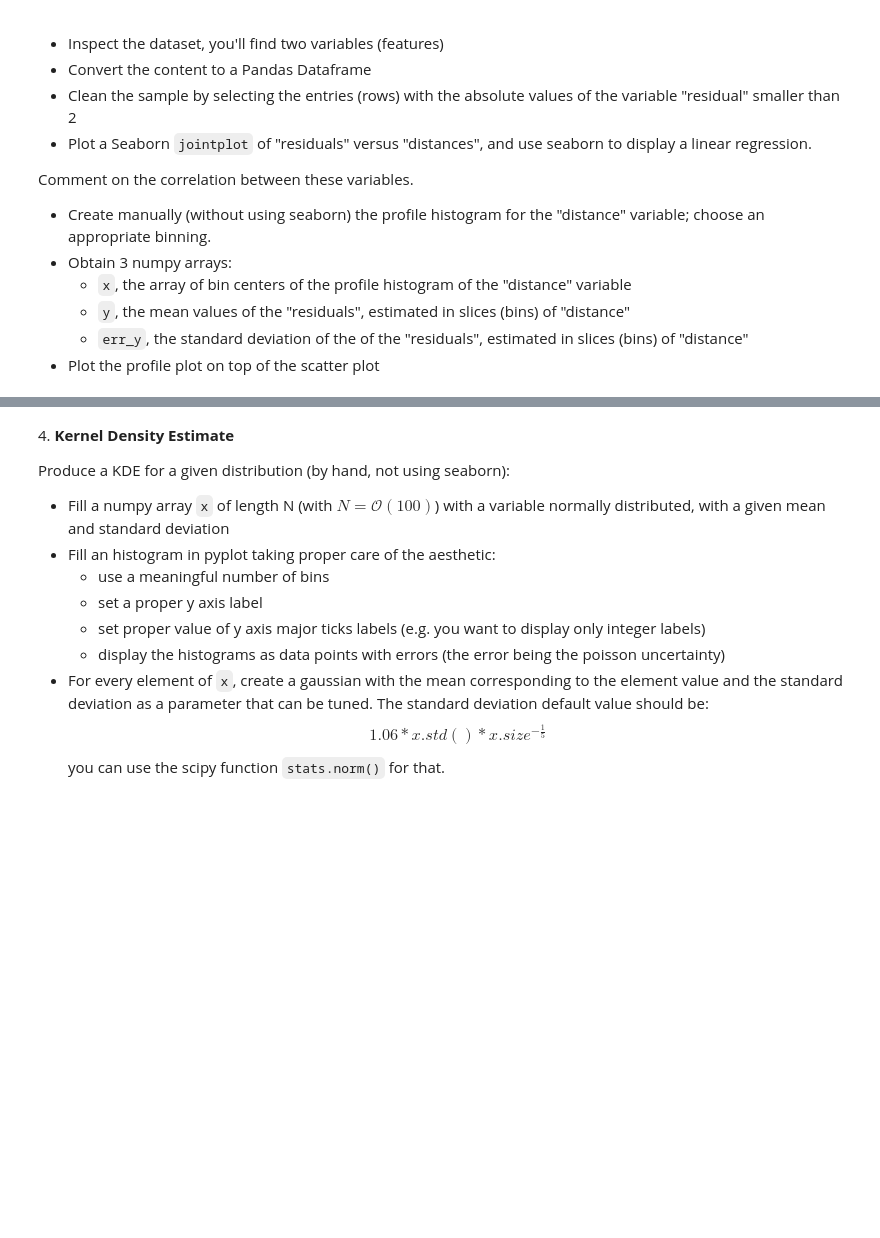
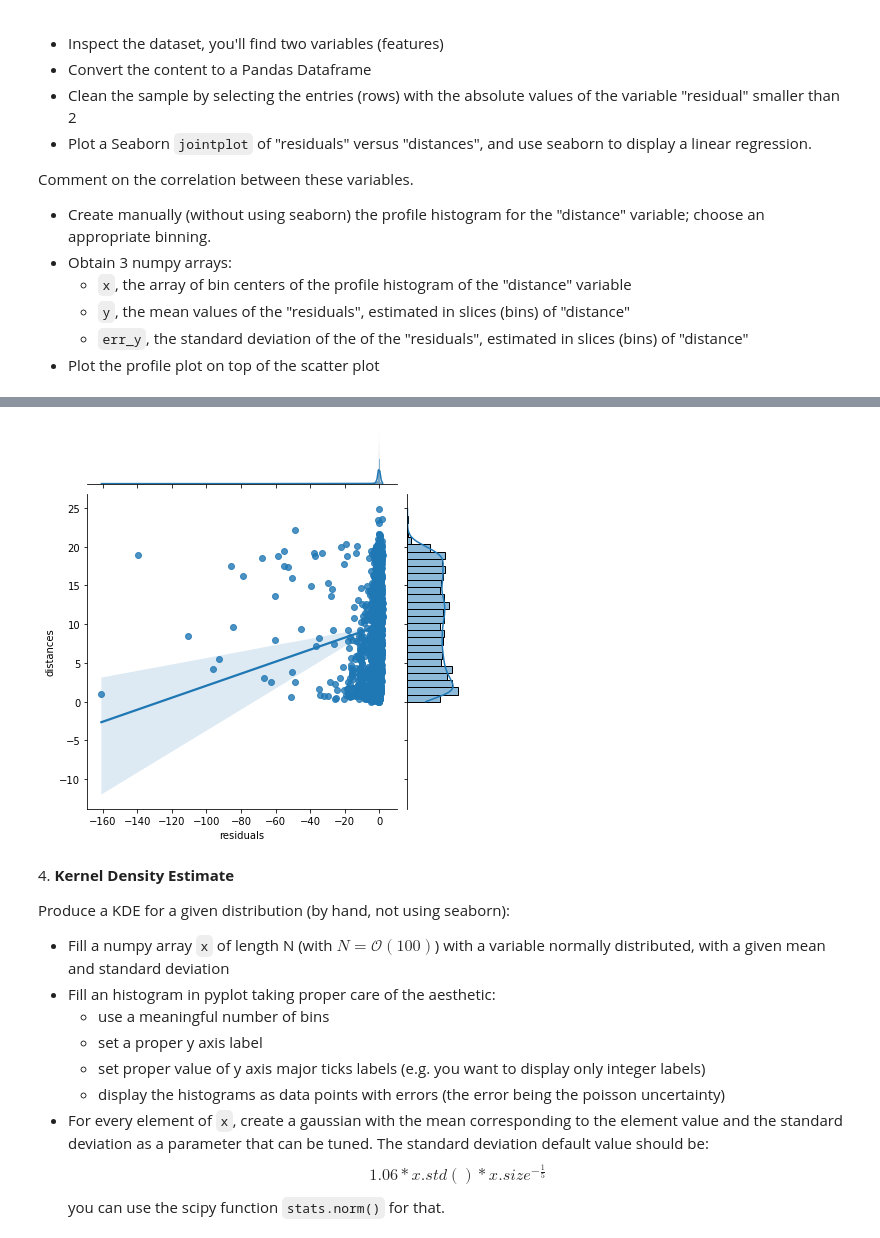
Before and after one commit to zucchett/ScientificComputingWithPython2022, a Jupyter notebook: 07ex_visualization.ipynb, the cells around one changed output, grey strips where cells are left out. Cells and saved outputs as stored; diff of their text form; code cells hidden in the pictures; blank space fills up the shorter version.

```diff
--- a/07ex_visualization.ipynb
+++ b/07ex_visualization.ipynb
@@ -104,3 +138,18 @@ Comment on the correlation between these variables.
+# %%
+import pickle
+import seaborn as sns
+pkl_file= 'data/residuals_261.pkl'
+infile = open(pkl_file, 'rb')
+new_dict = pickle.load(infile) # loading the pickle
+infile.close()
+#print(new_dict)
+pkl_df = pd.DataFrame(new_dict.tolist()) # converting it into a dataframe
+pkl_df = pkl_df[pkl_df.residuals < 2]
+pkl_df
+sns.jointplot(x = "residuals", y = "distances",kind='reg',data =pkl_df)
+plt.show()
+# %% [output]
+[figure, added]
 # %% [markdown]
 4\. **Kernel Density Estimate**
 
```
Also changed, not shown: parts of 4 cells of this notebook.
